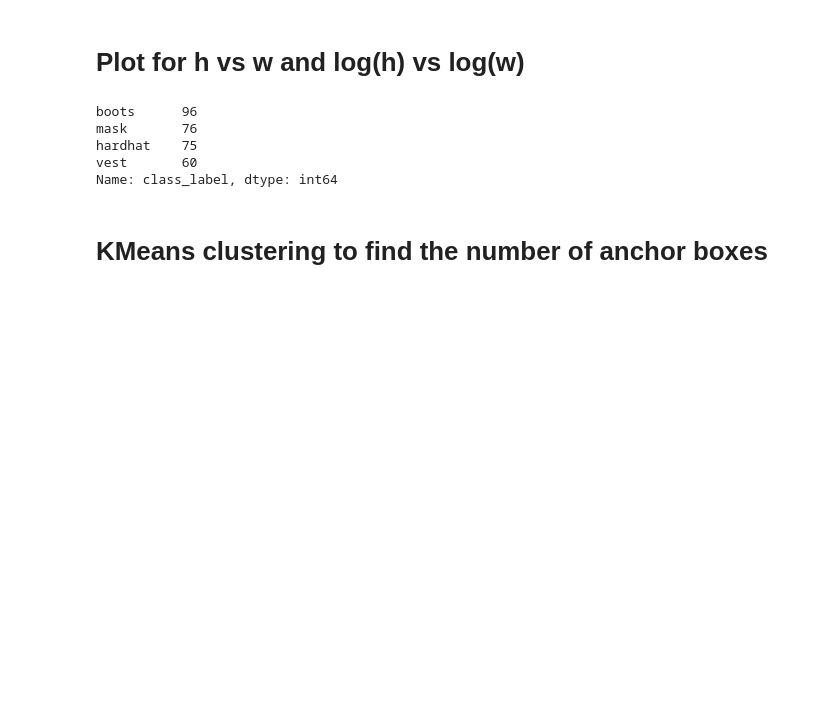
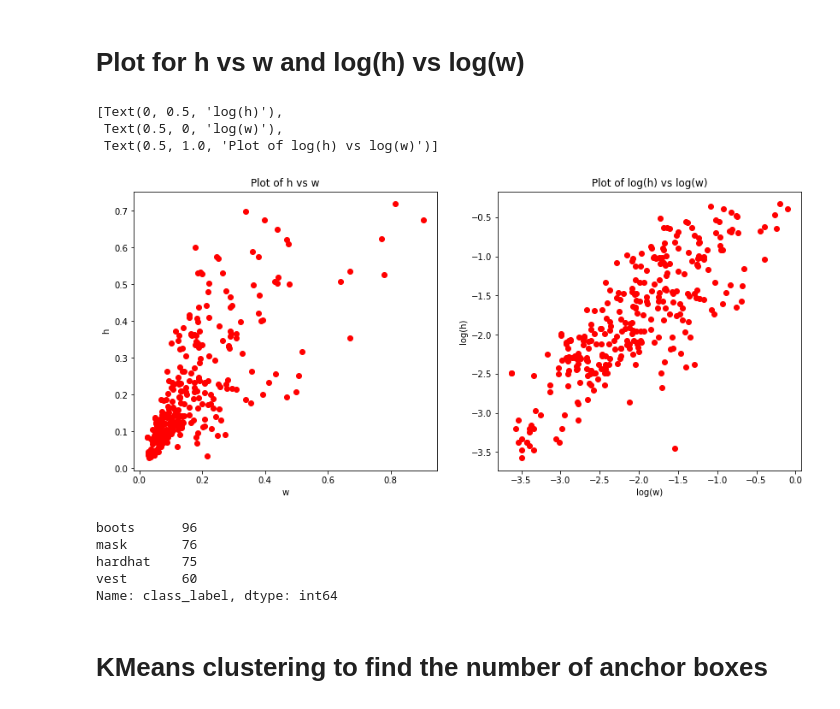
Before and after one commit to anubhabPanda/TSAI-EVA5, a Jupyter notebook: Week12/EVA5S12_Yolo_Anchor_Boxes.ipynb, the cells around one changed output. Saved outputs shown, nothing was run; the diff lists cells and outputs as text; code cells hidden in the pictures; blank space fills up the shorter version.

```diff
--- a/Week12/EVA5S12_Yolo_Anchor_Boxes.ipynb
+++ b/Week12/EVA5S12_Yolo_Anchor_Boxes.ipynb
@@ -171,10 +171,15 @@ anchor_boxes_df.head()
 # %%
 fig,ax = plt.subplots(1, 2, figsize = (14, 6))
 axis = ax.flatten()
 axis[0].scatter(anchor_boxes_df['w'], anchor_boxes_df['h'], color='red')
 axis[0].set(xlabel = 'w', ylabel='h', title = 'Plot of h vs w')
-axis[1].scatter(np.log10(anchor_boxes_df['w']), np.log10(anchor_boxes_df['w']), color='red')
+axis[1].scatter(np.log(anchor_boxes_df['w']), np.log(anchor_boxes_df['h']), color='red')
 axis[1].set(xlabel = 'log(w)', ylabel='log(h)', title = 'Plot of log(h) vs log(w)')
+# %% [output]
+[Text(0, 0.5, 'log(h)'),
+ Text(0.5, 0, 'log(w)'),
+ Text(0.5, 1.0, 'Plot of log(h) vs log(w)')]
+[figure, added]
 # %%
 anchor_boxes_df.class_label.value_counts()
 # %% [output]
```
Also changed, not shown: parts of 8 cells of this notebook, 3 other files.
